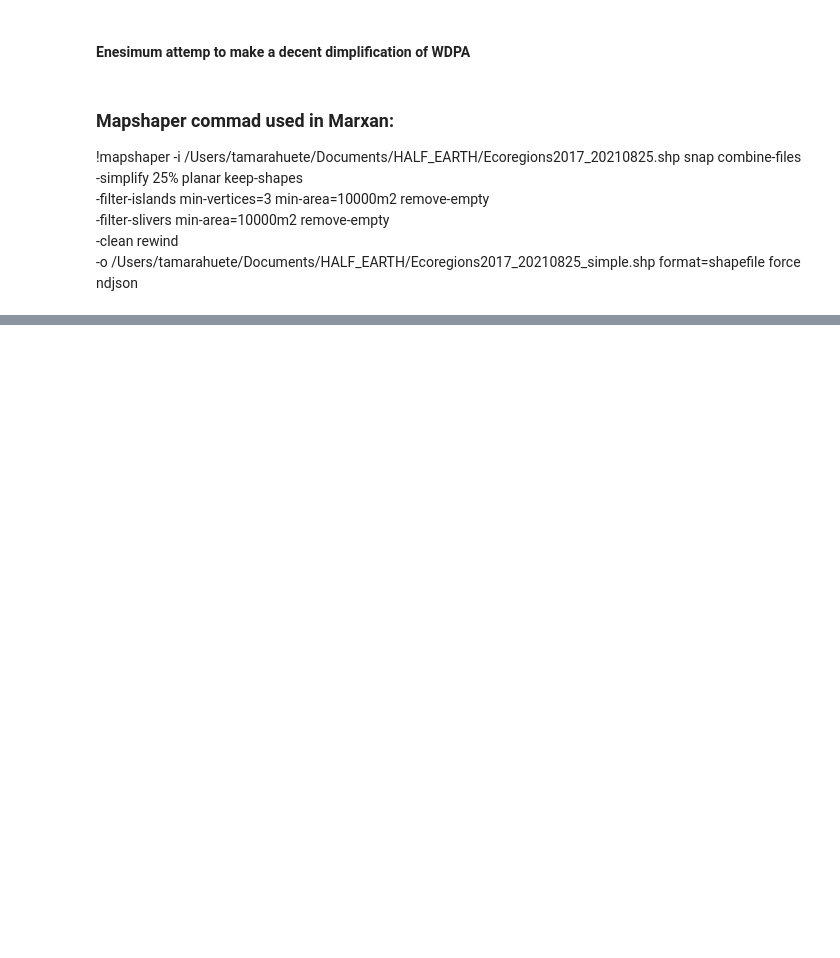
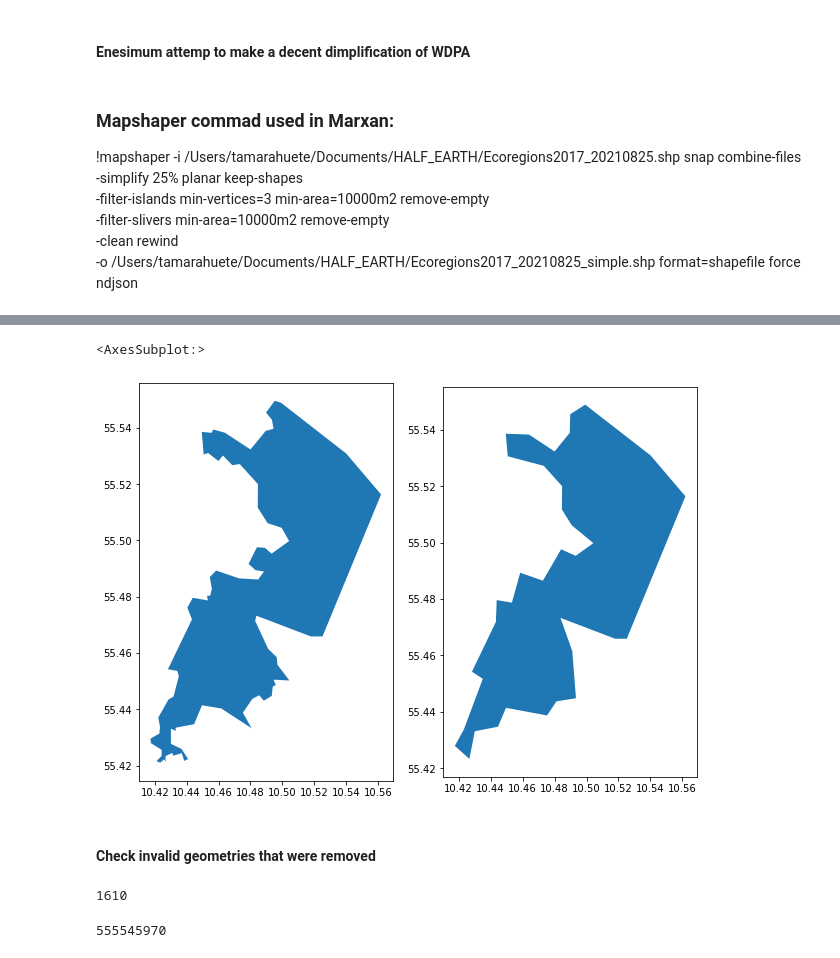
Before and after one commit to Vizzuality/he-scratchfolder, a Jupyter notebook: WDPA_Simplification.ipynb, the cells around one changed output, grey strips where cells are left out. Drawn from its saved outputs; the diff is of its cells as text; code cells hidden in the pictures; blank space fills up the shorter version.

```diff
--- a/WDPA_Simplification.ipynb
+++ b/WDPA_Simplification.ipynb
@@ -40,0 +36,4 @@ len(gdf)
+# %%
+# Read file
+gdf = gpd.read_file('zip:///Users/sofia/Documents/HE_Data/WDPA_FILTERED_20210615_FILTERED_all_with_oecm_wdpa_100mTol.zip')
+len(gdf)
@@ -195,0 +171,9 @@ sim[sim['WDPAID']==n].geometry.plot(ax = ax2)
+# %%
+## Example
+n = 555703244
+fig, (ax1,ax2) = plt.subplots(nrows=1,ncols=2,figsize=(10,10))
+gdf[gdf['WDPAID']==n].geometry.plot(ax = ax1)
+sim[sim['WDPAID']==n].geometry.plot(ax = ax2)
+# %% [output]
+<AxesSubplot:>
+[figure, added]
@@ -195,0 +183,17 @@ sim[sim['WDPAID']==n].geometry.plot(ax = ax2)
+# %% [markdown]
+#### Check invalid geometries that were removed
+# %%
+# List the invalid geometries that were removed from dataset
+ls = list(sub['WDPAID'])
+ls2 = list(sub_clean['WDPAID'])
+invalid= []
+for element in ls:
+    if element not in ls2:
+        invalid.append(element)
+len(invalid)
+# %% [output]
+1610
+# %%
+invalid[1549]
+# %% [output]
+555545970
```
Also changed, not shown: parts of 50 cells of this notebook.
